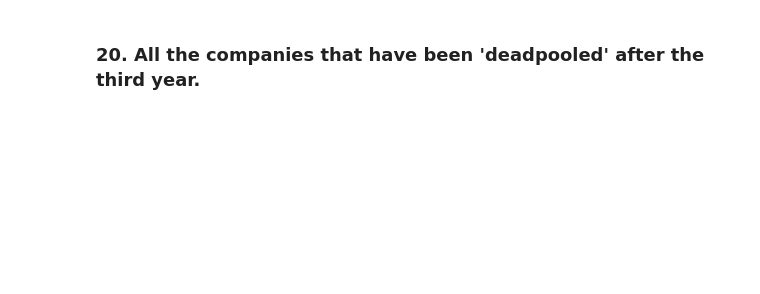
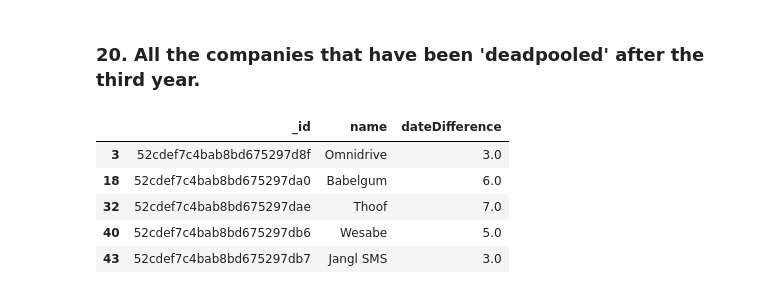
Before and after one commit to ironhack-datalabs/datamad0320, a Jupyter notebook: module-2/lab-advance-querying-mongo/your_code/main.ipynb, the cells around one changed output. Cells and saved outputs as stored; diff of their text form; code cells hidden in the pictures; blank space fills up the shorter version.

```diff
--- a/module-2/lab-advance-querying-mongo/your_code/main.ipynb
+++ b/module-2/lab-advance-querying-mongo/your_code/main.ipynb
@@ -251,0 +270,13 @@ display(df)
+# %%
+data = db.companies.aggregate( [ { '$project': { 'name': 1, 'dateDifference': { '$subtract': [ "$deadpooled_year", "$founded_year" ] } } } ] )
+df = pd.json_normalize(data)
+df=df.dropna()
+df=df[df["dateDifference"]>=3]
+display(df.head())
+# %% [output]
+|  | _id | name | dateDifference |
+| 3 | 52cdef7c4bab8bd675297d8f | Omnidrive | 3.0 |
+| 18 | 52cdef7c4bab8bd675297da0 | Babelgum | 6.0 |
+| 32 | 52cdef7c4bab8bd675297dae | Thoof | 7.0 |
+| 40 | 52cdef7c4bab8bd675297db6 | Wesabe | 5.0 |
+| 43 | 52cdef7c4bab8bd675297db7 | Jangl SMS | 3.0 |
```
Also changed, not shown: parts of 4 cells of this notebook.
